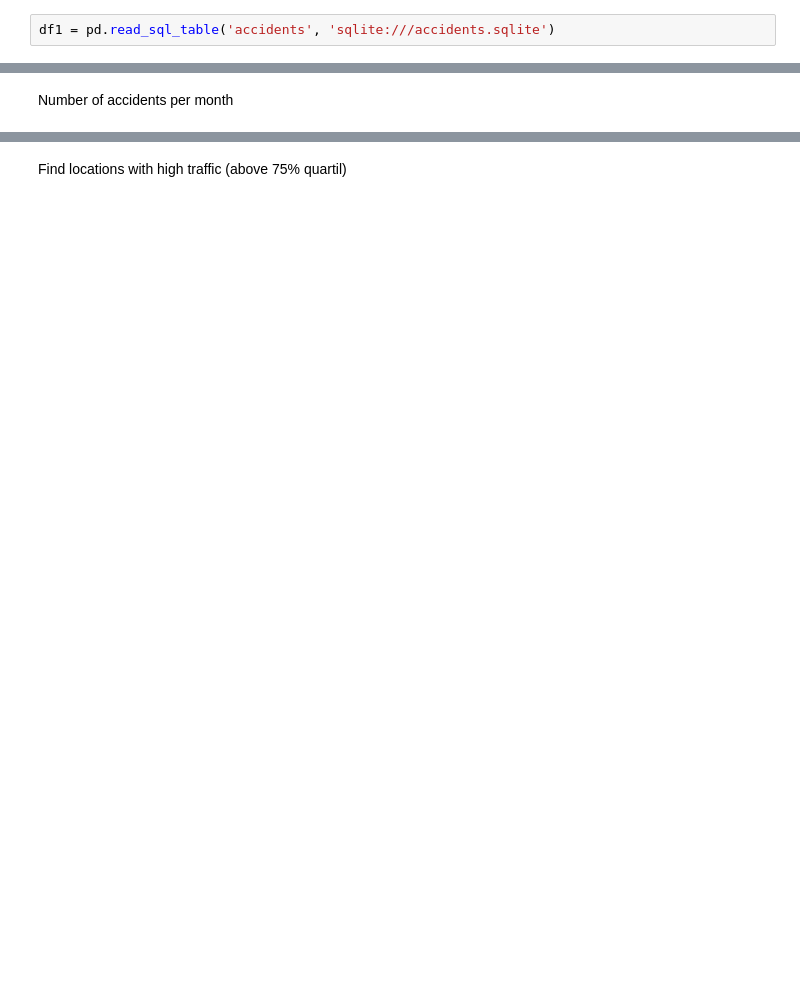
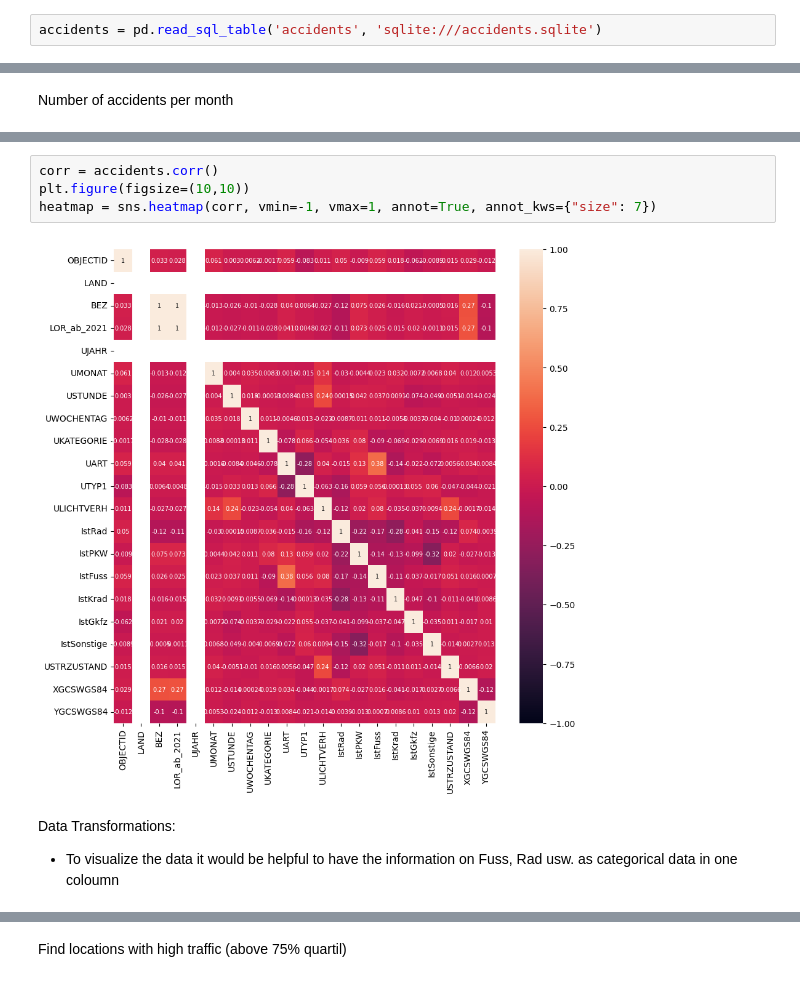
Before and after one commit to helenakohl/2023-amse-template, a Jupyter notebook: exploration.ipynb, the cells around one changed output, grey strips where cells are left out. Drawn from its saved outputs; the diff is of its cells as text; blank space fills up the shorter version.

Commit message:
required data cleaning

```diff
--- a/exploration.ipynb
+++ b/exploration.ipynb
@@ -21,2 +23,2 @@ import plotly.express as px
 # %%
-df1 = pd.read_sql_table('accidents', 'sqlite:///accidents.sqlite')
+accidents = pd.read_sql_table('accidents', 'sqlite:///accidents.sqlite')
@@ -194,0 +97,10 @@ df2_sensors.describe()
+# %%
+corr = accidents.corr()
+plt.figure(figsize=(10,10))
+heatmap = sns.heatmap(corr, vmin=-1, vmax=1, annot=True, annot_kws={"size": 7})
+# %% [output]
+[figure, added]
+# %% [markdown]
+Data Transformations:
+
+- To visualize the data it would be helpful to have the information on Fuss, Rad usw. as categorical data in one coloumn
```
Also changed, not shown: parts of 46 cells of this notebook, 1 other file.
